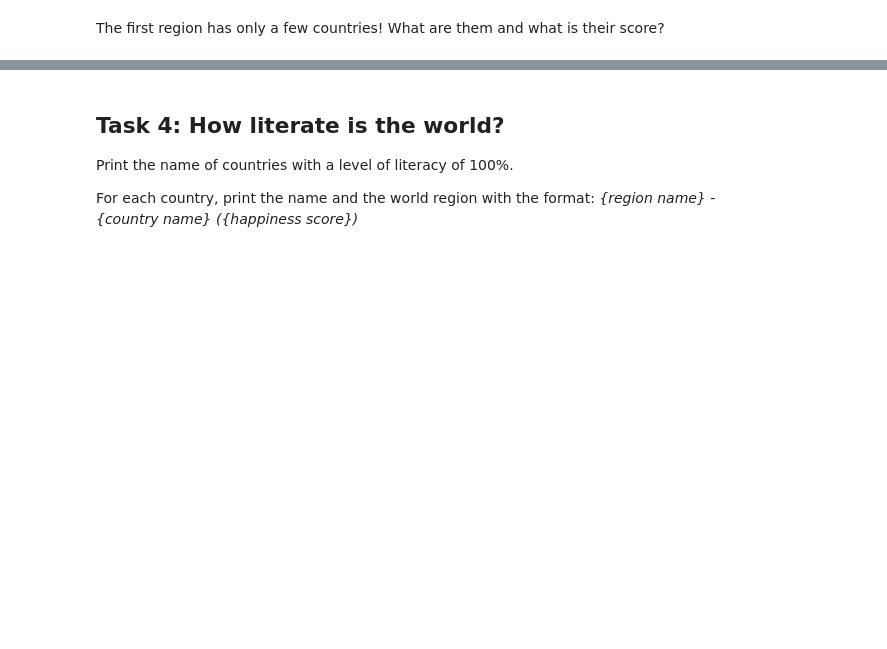
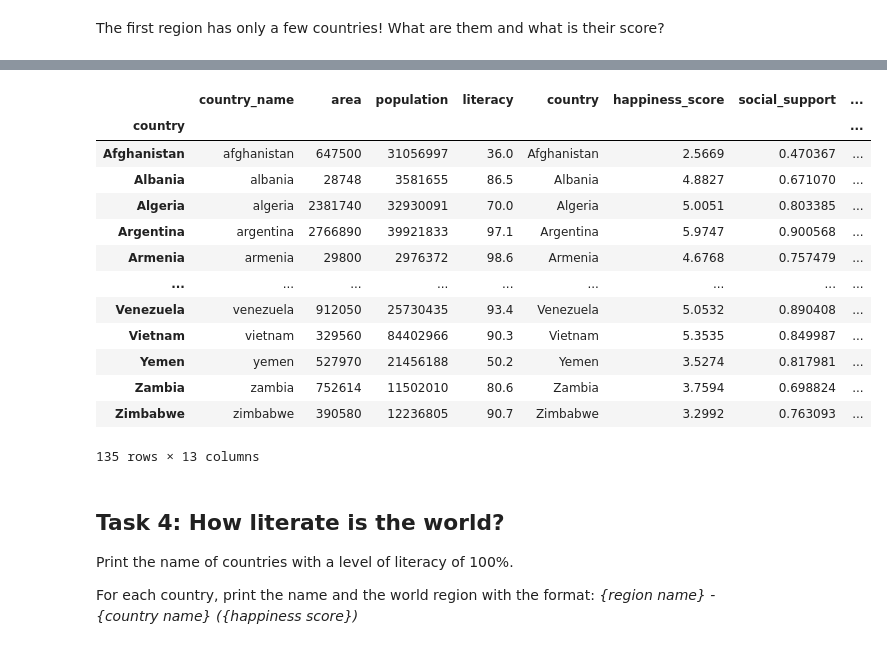
Before and after one commit to sobsun/ada_storage, a Jupyter notebook: Tutorials/01 - Handling data/Happiness.ipynb, the cells around one changed output, grey strips where cells are left out. Drawn from its saved outputs; the diff is of its cells as text; code cells hidden in the pictures; blank space fills up the shorter version.

```diff
--- a/Tutorials/01 - Handling data/Happiness.ipynb
+++ b/Tutorials/01 - Handling data/Happiness.ipynb
@@ -151,3 +221,20 @@ The first region has only a few countries! What are them and what is their score
+# %%
+country_features
+# %% [output]
+|  | country_name | area | population | literacy | country | happiness_score | social_support | ... |
+| country |  |  |  |  |  |  |  | ... |
+| Afghanistan | afghanistan | 647500 | 31056997 | 36.0 | Afghanistan | 2.5669 | 0.470367 | ... |
+| Albania | albania | 28748 | 3581655 | 86.5 | Albania | 4.8827 | 0.671070 | ... |
+| Algeria | algeria | 2381740 | 32930091 | 70.0 | Algeria | 5.0051 | 0.803385 | ... |
+| Argentina | argentina | 2766890 | 39921833 | 97.1 | Argentina | 5.9747 | 0.900568 | ... |
+| Armenia | armenia | 29800 | 2976372 | 98.6 | Armenia | 4.6768 | 0.757479 | ... |
+| ... | ... | ... | ... | ... | ... | ... | ... | ... |
+| Venezuela | venezuela | 912050 | 25730435 | 93.4 | Venezuela | 5.0532 | 0.890408 | ... |
+| Vietnam | vietnam | 329560 | 84402966 | 90.3 | Vietnam | 5.3535 | 0.849987 | ... |
+| Yemen | yemen | 527970 | 21456188 | 50.2 | Yemen | 3.5274 | 0.817981 | ... |
+| Zambia | zambia | 752614 | 11502010 | 80.6 | Zambia | 3.7594 | 0.698824 | ... |
+| Zimbabwe | zimbabwe | 390580 | 12236805 | 90.7 | Zimbabwe | 3.2992 | 0.763093 | ... |
+135 rows × 13 columns
 # %% [markdown]
 ## Task 4: How literate is the world?
 
```
Also changed, not shown: parts of 20 cells of this notebook, 12 other files.
